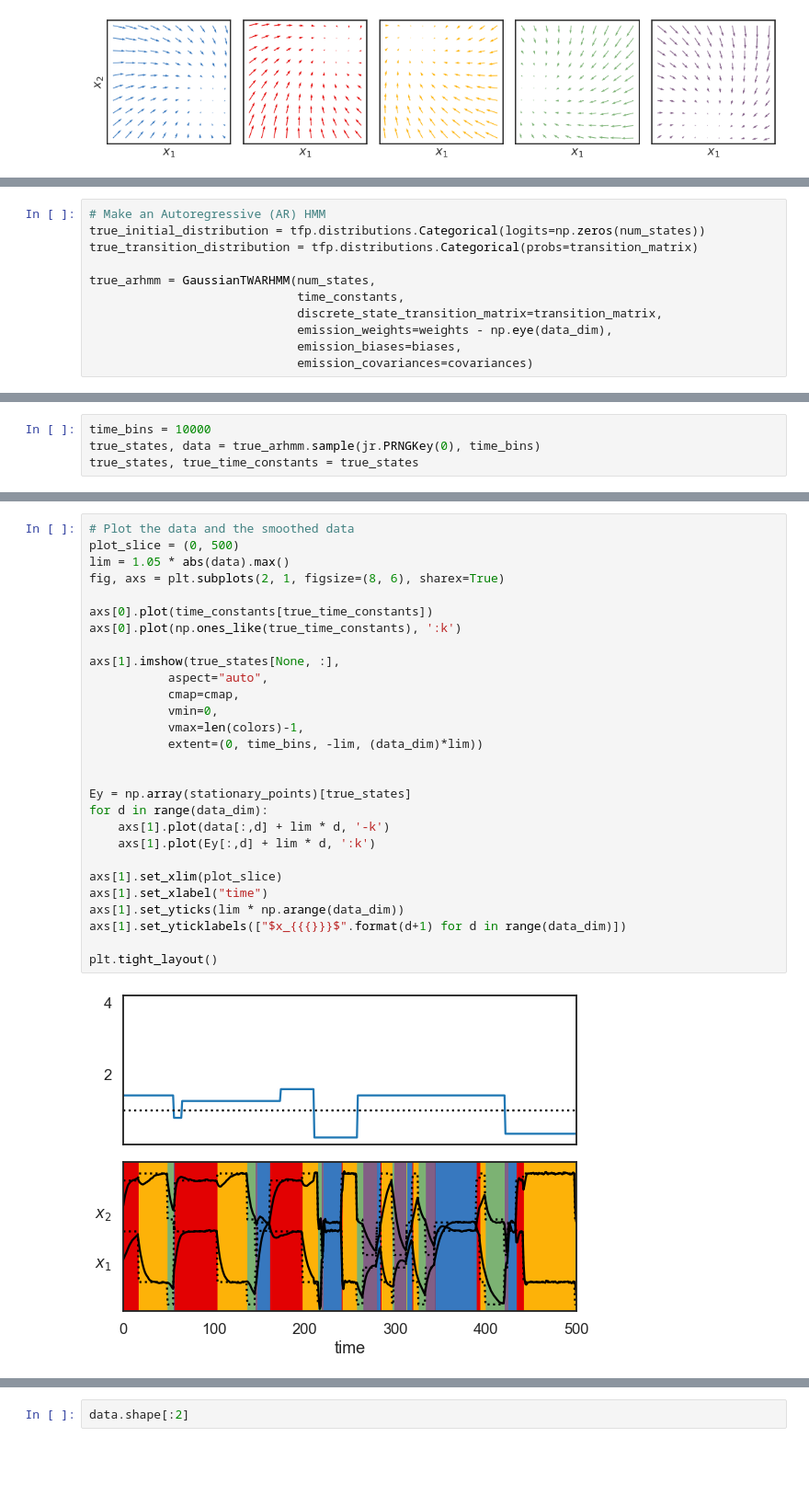
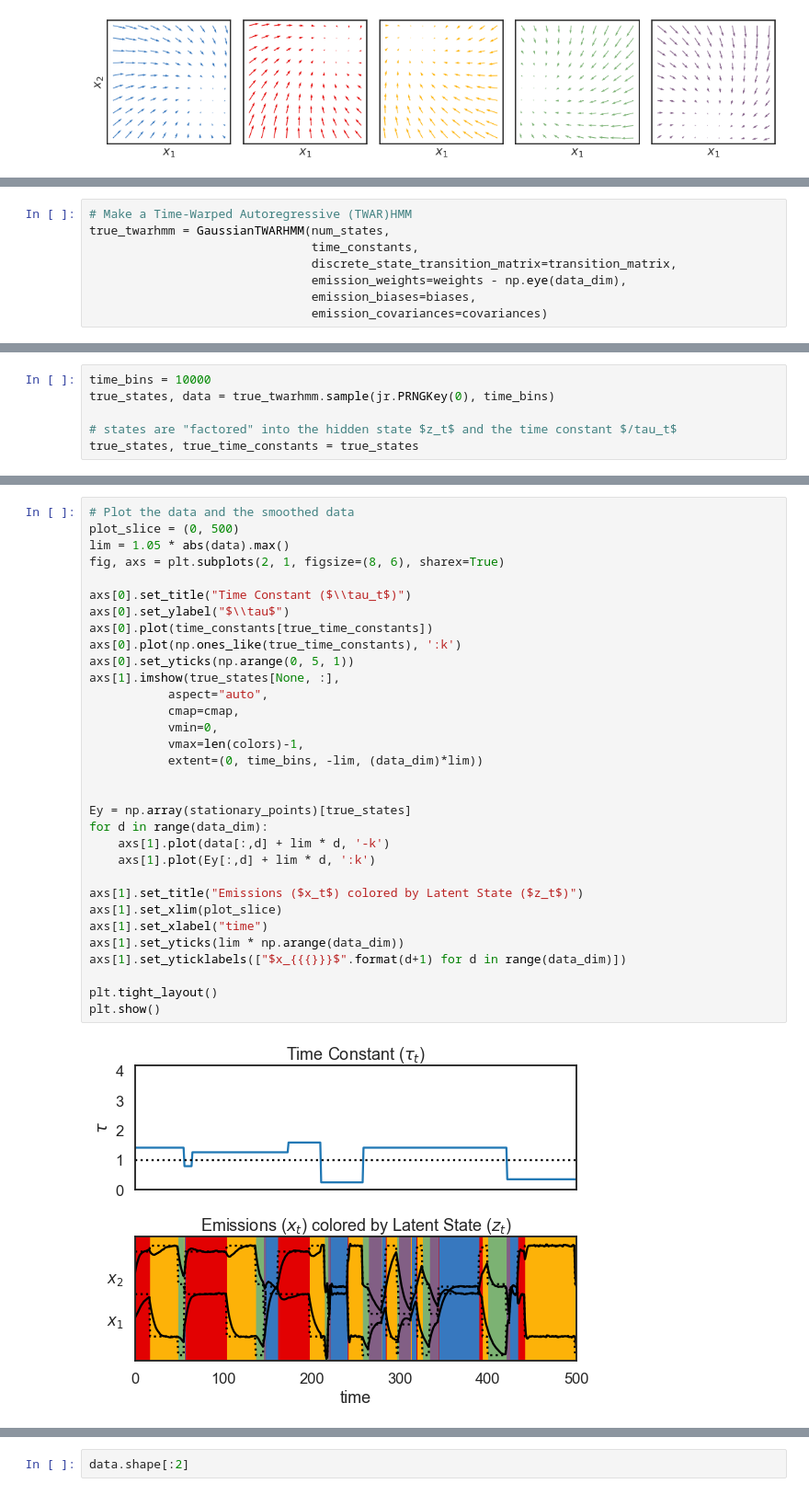
Before and after one commit to lindermanlab/ssm-jax, a Jupyter notebook: notebooks/twarhmm-example.ipynb, the cells around one changed output, grey strips where cells are left out. Shown at 92% size. Saved outputs shown, nothing was run; the diff lists cells and outputs as text; blank space fills up the shorter version.

```diff
--- a/notebooks/twarhmm-example.ipynb
+++ b/notebooks/twarhmm-example.ipynb
@@ -138,11 +150,8 @@ time_constants = np.logspace(-1, 1, num=25, base=4)
 # %%
-# Make an Autoregressive (AR) HMM
-true_initial_distribution = tfp.distributions.Categorical(logits=np.zeros(num_states))
-true_transition_distribution = tfp.distributions.Categorical(probs=transition_matrix)
-
-true_arhmm = GaussianTWARHMM(num_states,
-                             time_constants,
-                             discrete_state_transition_matrix=transition_matrix,
-                             emission_weights=weights - np.eye(data_dim),
-                             emission_biases=biases,
-                             emission_covariances=covariances)
+# Make a Time-Warped Autoregressive (TWAR)HMM
+true_twarhmm = GaussianTWARHMM(num_states,
+                               time_constants,
+                               discrete_state_transition_matrix=transition_matrix,
+                               emission_weights=weights - np.eye(data_dim),
+                               emission_biases=biases,
+                               emission_covariances=covariances)
@@ -154,5 +158,7 @@ true_arhmm._emissions.distribution
 # %%
 time_bins = 10000
-true_states, data = true_arhmm.sample(jr.PRNGKey(0), time_bins)
+true_states, data = true_twarhmm.sample(jr.PRNGKey(0), time_bins)
+
+# states are "factored" into the hidden state $z_t$ and the time constant $/tau_t$
 true_states, true_time_constants = true_states
 # %%
@@ -174,31 +181,35 @@ Below, we visualize the observation and latent variables. The top plot shows the
 # %%
 # Plot the data and the smoothed data
 plot_slice = (0, 500)
 lim = 1.05 * abs(data).max()
 fig, axs = plt.subplots(2, 1, figsize=(8, 6), sharex=True)
 
+axs[0].set_title("Time Constant ($\\tau_t$)")
+axs[0].set_ylabel("$\\tau$")
 axs[0].plot(time_constants[true_time_constants])
 axs[0].plot(np.ones_like(true_time_constants), ':k')
-
+axs[0].set_yticks(np.arange(0, 5, 1))
 axs[1].imshow(true_states[None, :],
            aspect="auto",
            cmap=cmap,
            vmin=0,
            vmax=len(colors)-1,
            extent=(0, time_bins, -lim, (data_dim)*lim))
 
 
 Ey = np.array(stationary_points)[true_states]
 for d in range(data_dim):
     axs[1].plot(data[:,d] + lim * d, '-k')
     axs[1].plot(Ey[:,d] + lim * d, ':k')
 
+axs[1].set_title("Emissions ($x_t$) colored by Latent State ($z_t$)")
 axs[1].set_xlim(plot_slice)
 axs[1].set_xlabel("time")
 axs[1].set_yticks(lim * np.arange(data_dim))
 axs[1].set_yticklabels(["$x_{{{}}}$".format(d+1) for d in range(data_dim)])
 
 plt.tight_layout()
+plt.show()
 # %% [output]
-[figure, old version]
+[figure, new version]
 # %% [markdown]
```
Also changed, not shown: parts of 28 cells of this notebook.
